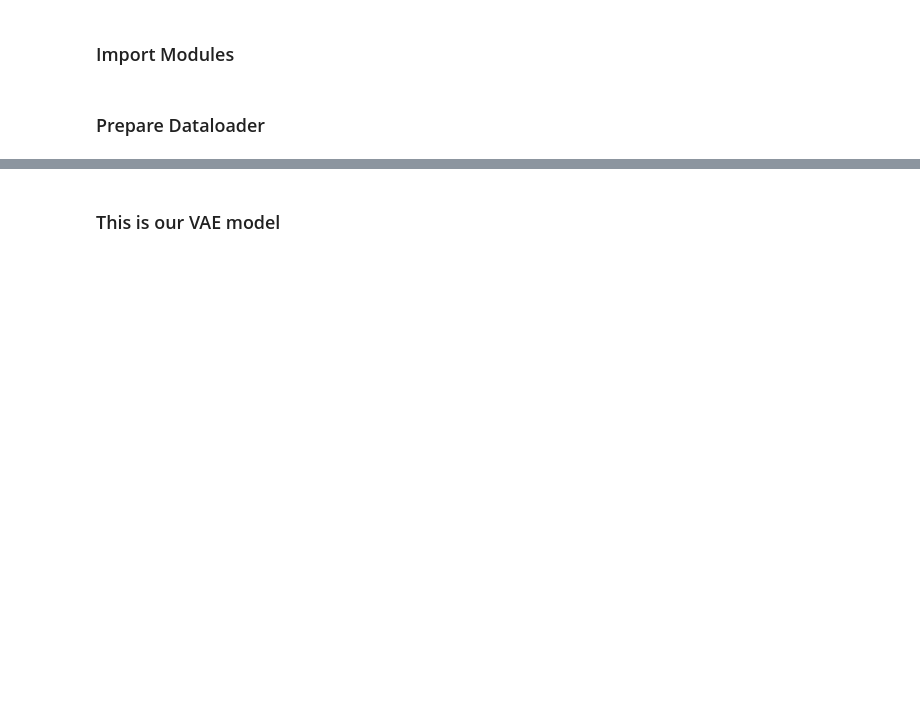
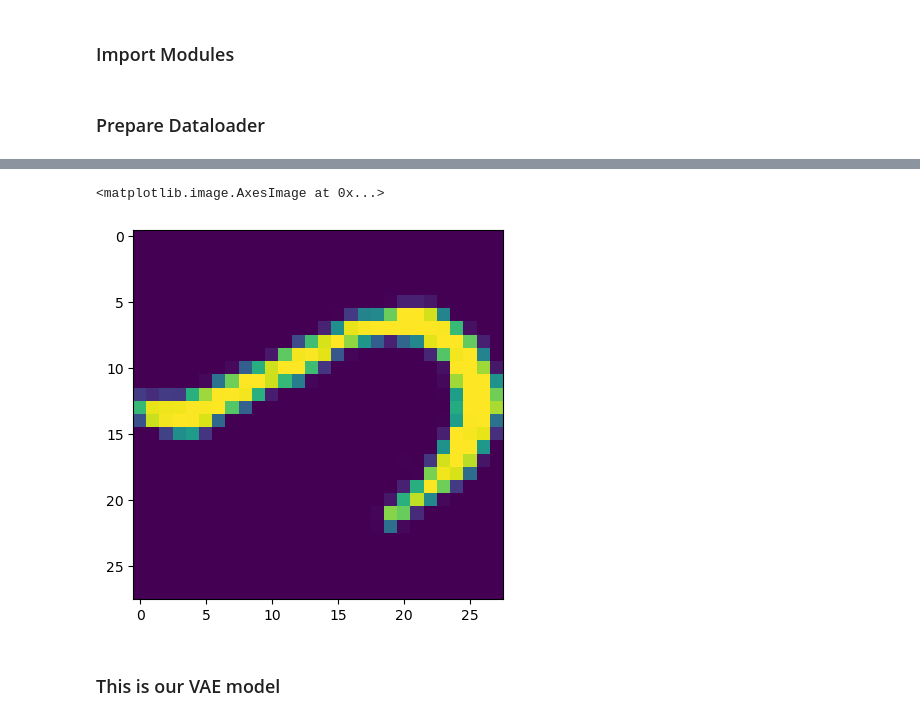
Before and after one commit to sjchenn/VAE_and_other_variations, a Jupyter notebook: VAE_template.ipynb, the cells around one changed output, grey strips where cells are left out. Saved outputs shown, nothing was run; the diff lists cells and outputs as text; code cells hidden in the pictures; blank space fills up the shorter version.

```diff
--- a/VAE_template.ipynb
+++ b/VAE_template.ipynb
@@ -71,3 +75,8 @@ Extracting ../data/FashionMNIST/raw/t10k-labels-idx1-ubyte.gz to ../data/Fashion
+# %%
+plt.imshow(train_set['kmnist'].data[21])
+# %% [output]
+<matplotlib.image.AxesImage at 0x...>
+[figure, added]
 # %% [markdown]
 ### This is our VAE model
 # %%
```
Also changed, not shown: parts of 29 cells of this notebook.
